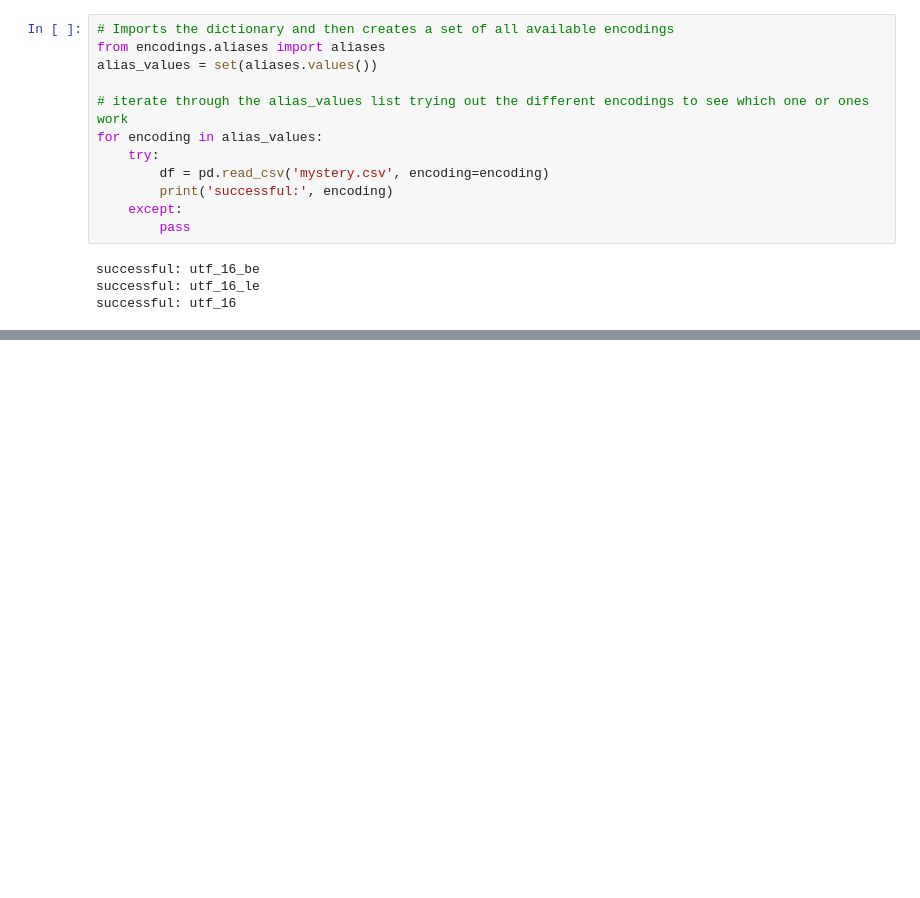
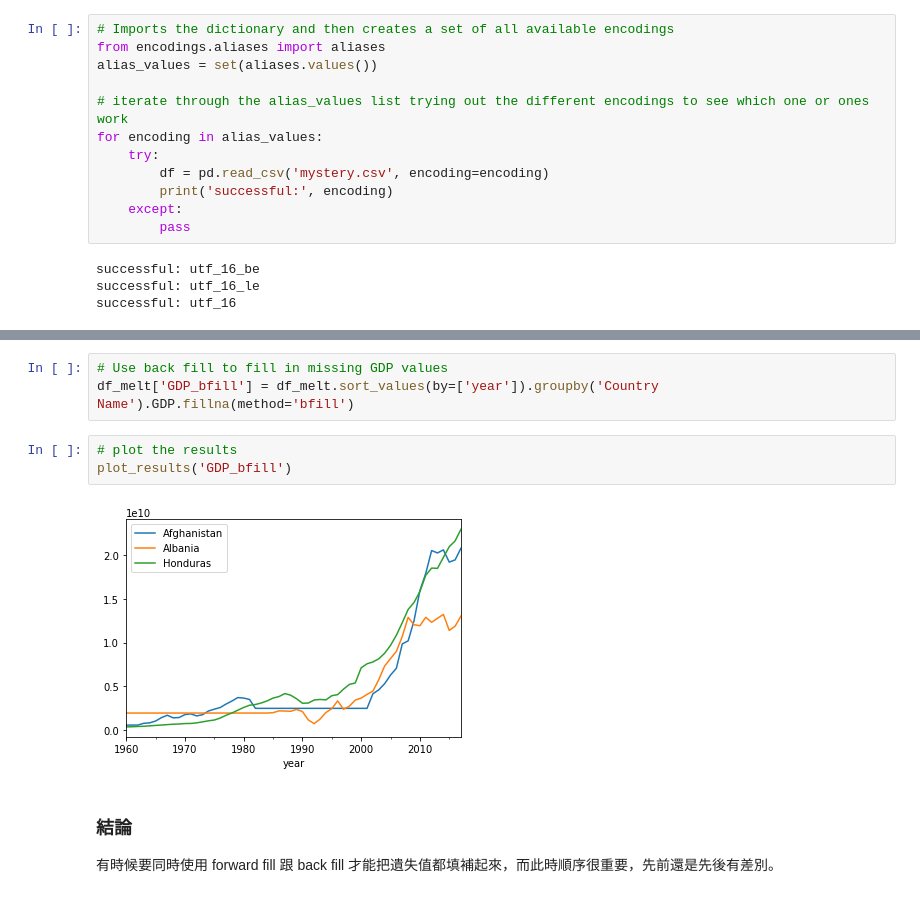
Before and after one commit to eatPizza311/Udacity-DSND, a Jupyter notebook: L3-Data Engineering/1.ETL pipline/Transform/ETL_Transform.ipynb, the cells around one changed output, grey strips where cells are left out. Cells and saved outputs as stored; diff of their text form; blank space fills up the shorter version.

```diff
--- a/L3-Data Engineering/1.ETL pipline/Transform/ETL_Transform.ipynb
+++ b/L3-Data Engineering/1.ETL pipline/Transform/ETL_Transform.ipynb
@@ -460,0 +555,11 @@ successful: utf_16
+# %%
+# Use back fill to fill in missing GDP values
+df_melt['GDP_bfill'] = df_melt.sort_values(by=['year']).groupby('Country Name').GDP.fillna(method='bfill')
+# %%
+# plot the results
+plot_results('GDP_bfill')
+# %% [output]
+[figure, added]
+# %% [markdown]
+### 結論
+有時候要同時使用 forward fill 跟 back fill 才能把遺失值都填補起來，而此時順序很重要，先前還是先後有差別。
```
Also changed, not shown: parts of 12 cells of this notebook.
